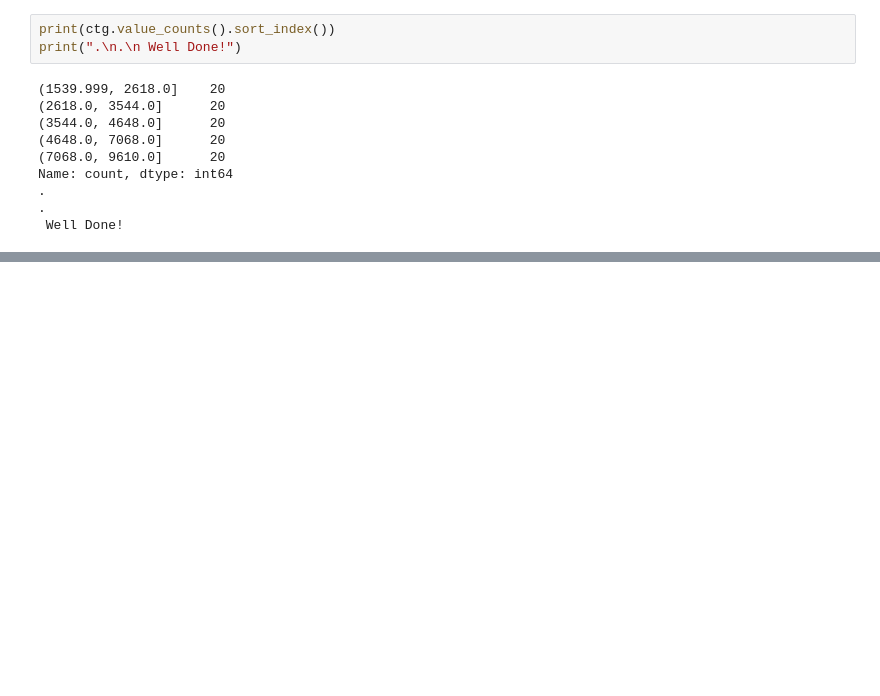
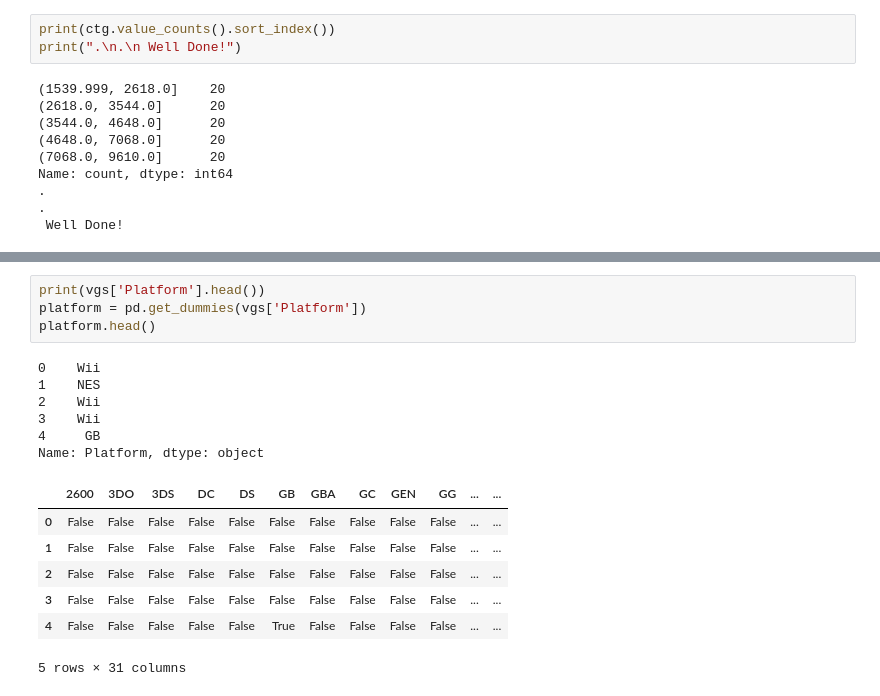
Before and after one commit to gyjong/workplace, a Jupyter notebook: quest_0118/0118_quest.ipynb, the cells around one changed output, grey strips where cells are left out. Cells and saved outputs as stored; diff of their text form; blank space fills up the shorter version.

```diff
--- a/quest_0118/0118_quest.ipynb
+++ b/quest_0118/0118_quest.ipynb
@@ -683,0 +874,18 @@ Name: count, dtype: int64
+# %%
+print(vgs['Platform'].head())
+platform = pd.get_dummies(vgs['Platform'])
+platform.head()
+# %% [output]
+0    Wii
+1    NES
+2    Wii
+3    Wii
+4     GB
+Name: Platform, dtype: object
+|  | 2600 | 3DO | 3DS | DC | DS | GB | GBA | GC | GEN | GG | ... | ... |
+| 0 | False | False | False | False | False | False | False | False | False | False | ... | ... |
+| 1 | False | False | False | False | False | False | False | False | False | False | ... | ... |
+| 2 | False | False | False | False | False | False | False | False | False | False | ... | ... |
+| 3 | False | False | False | False | False | False | False | False | False | False | ... | ... |
+| 4 | False | False | False | False | False | True | False | False | False | False | ... | ... |
+5 rows × 31 columns
```
Also changed, not shown: parts of 30 cells of this notebook.
